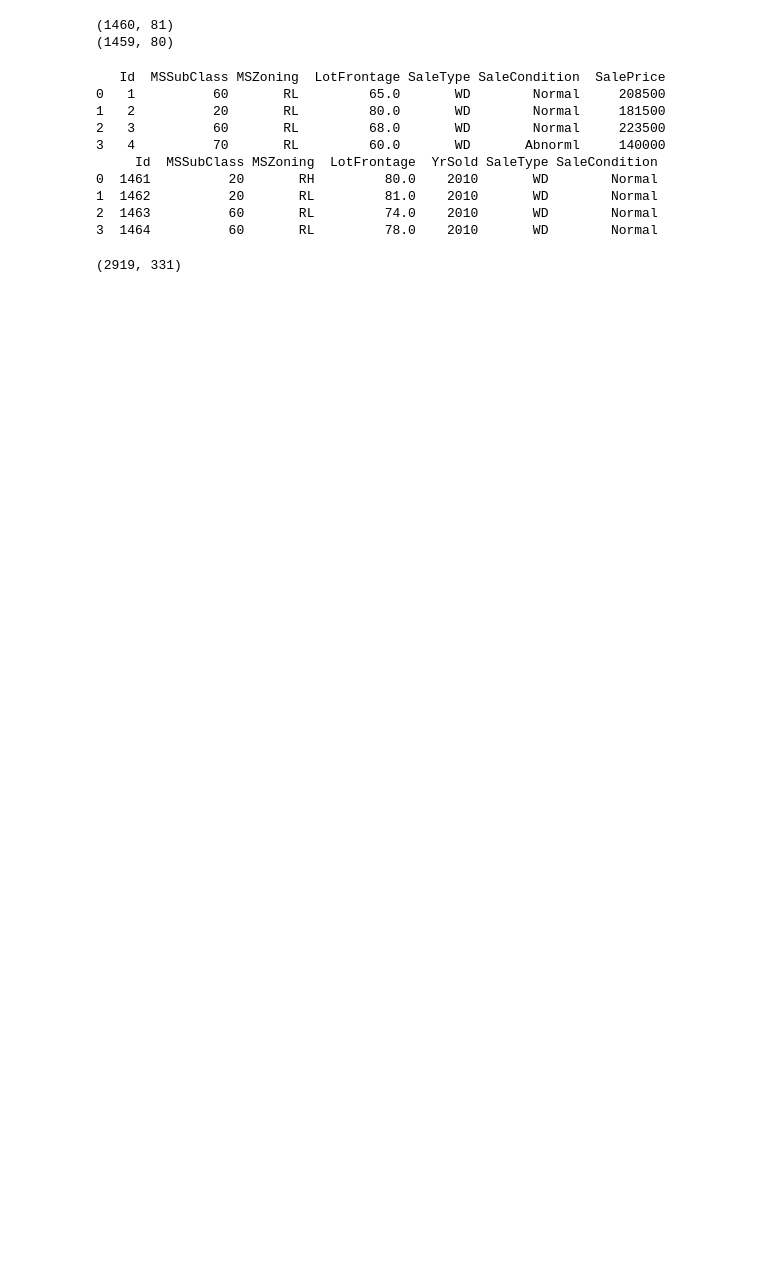
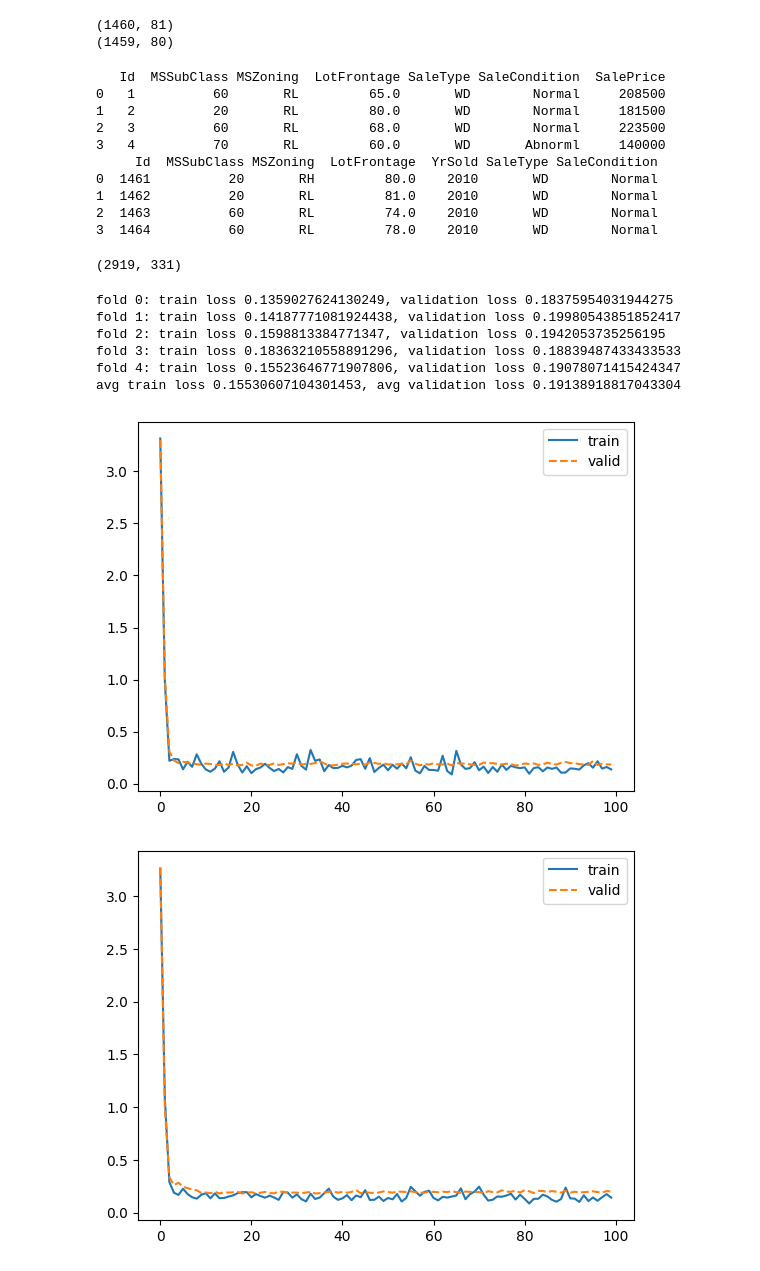
Before and after one commit to siranshen/learning-deep, a Jupyter notebook: kaggle-house-prices/Kaggle House Prices Prediction.ipynb, the cells around one changed output. Cells and saved outputs as stored; diff of their text form; code cells hidden in the pictures; blank space fills up the shorter version.

```diff
--- a/kaggle-house-prices/Kaggle House Prices Prediction.ipynb
+++ b/kaggle-house-prices/Kaggle House Prices Prediction.ipynb
@@ -54,18 +67,58 @@ def get_net(n_in):
 # %%
-def train(net, X_train, y_train, X_test, y_test,
+def train(net, X_train, y_train, X_valid, y_valid,
           n_epochs, learning_rate, weight_decay, batch_size):
-    train_iter = torch.utils.data.DataLoader((X_train, y_train), batch_size, shuffle=True)
+    dataset = torch.utils.data.TensorDataset(X_train, y_train)
+    train_iter = torch.utils.data.DataLoader(dataset, batch_size, shuffle=True)
     optimizer = torch.optim.Adam(net.parameters(), lr=learning_rate, weight_decay=weight_decay)
-
+    train_ls, valid_ls = [], []
     for epoch in range(n_epochs):
         for X, y in train_iter:
             optimizer.zero_grad()
             l = loss(net(X), y)
             l.backward()
             optimizer.step()
+        with torch.no_grad():
+            train_ls.append(log_rmse(net(X), y))
+            valid_ls.append(log_rmse(net(X_valid), y_valid))
+    return train_ls, valid_ls
+# %%
+def get_k_fold_data(i, fold_size, X, y):
+    s, e = i * fold_size, (i + 1) * fold_size
+    X_train, y_train = torch.cat((X[:s], X[e:])), torch.cat((y[:s], y[e:]))
+    X_valid, y_valid = X[s:e], y[s:e]
+    return X_train, y_train, X_valid, y_valid
 # %%
 def k_fold(k, X_train, y_train, n_epochs, learning_rate, weight_decay, batch_size):
-    fold_size = data.shape[0] // k
+    fold_size = X_train.shape[0] // k
+    in_features = X_train.shape[1]
+    train_ls_sum, valid_ls_sum = 0, 0
+    models = []
     for i in range(k):
-        idx_to_drop = range(i * fold_size, (i + 1) * fold_size)
-        X, y = X_train.drop(index=idx_to_drop), y_train.drop(index=idx_to_drop)
+        net = get_net(in_features)
+        net.train()
+        data = get_k_fold_data(i, fold_size, X_train, y_train)
+        train_ls, valid_ls = train(net, *data, n_epochs, learning_rate, weight_decay, batch_size)
+        train_ls_sum += train_ls[-1]
+        valid_ls_sum += valid_ls[-1]
+        models.append(net)
+
+        plt.figure()
+        x = torch.arange(n_epochs)
+        plt.plot(x, train_ls, "-")
+        plt.plot(x, valid_ls, "--")
+        plt.legend(['train', 'valid'])
+        print(f'fold {i}: train loss {train_ls[-1]}, validation loss {valid_ls[-1]}')
+    print(f'avg train loss {train_ls_sum / k}, avg validation loss {valid_ls_sum / k}')
+    return models
+# %%
+k, n_epochs, learning_rate, weight_decay, batch_size = 5, 100, 0.01, 0, 64
+models = k_fold(k, train_set, train_labels, n_epochs, learning_rate, weight_decay, batch_size)
+# %% [output]
+fold 0: train loss 0.1359027624130249, validation loss 0.18375954031944275
+fold 1: train loss 0.14187771081924438, validation loss 0.19980543851852417
+fold 2: train loss 0.1598813384771347, validation loss 0.1942053735256195
+fold 3: train loss 0.18363210558891296, validation loss 0.18839487433433533
+fold 4: train loss 0.15523646771907806, validation loss 0.19078071415424347
+avg train loss 0.15530607104301453, avg validation loss 0.19138918817043304
+[figure, added]
+[figure, added]
```
Also changed, not shown: parts of 8 cells of this notebook, 4 other files.
